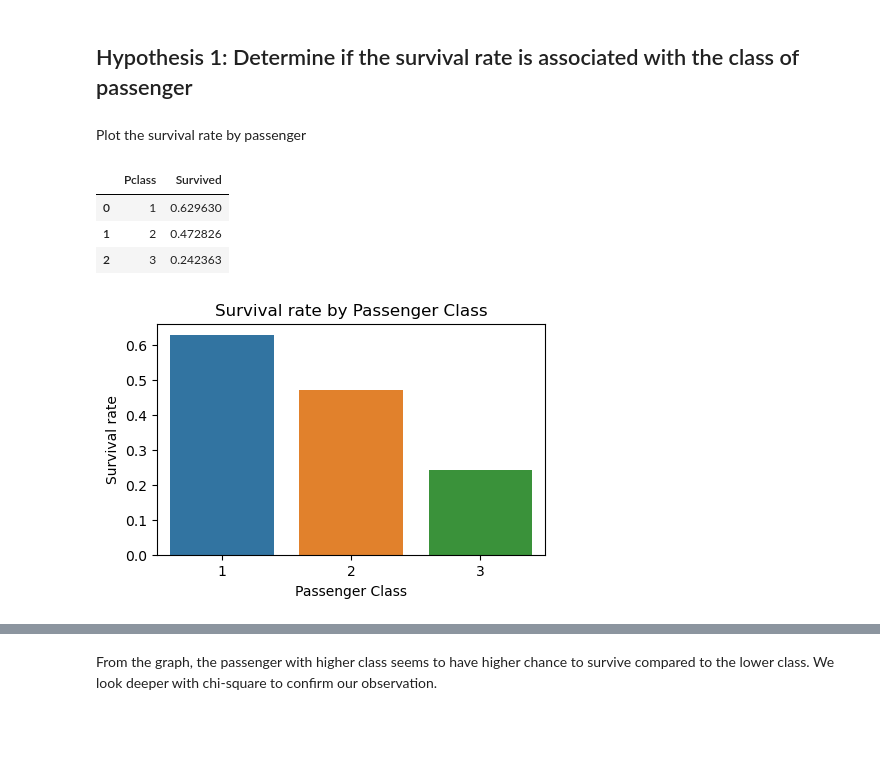
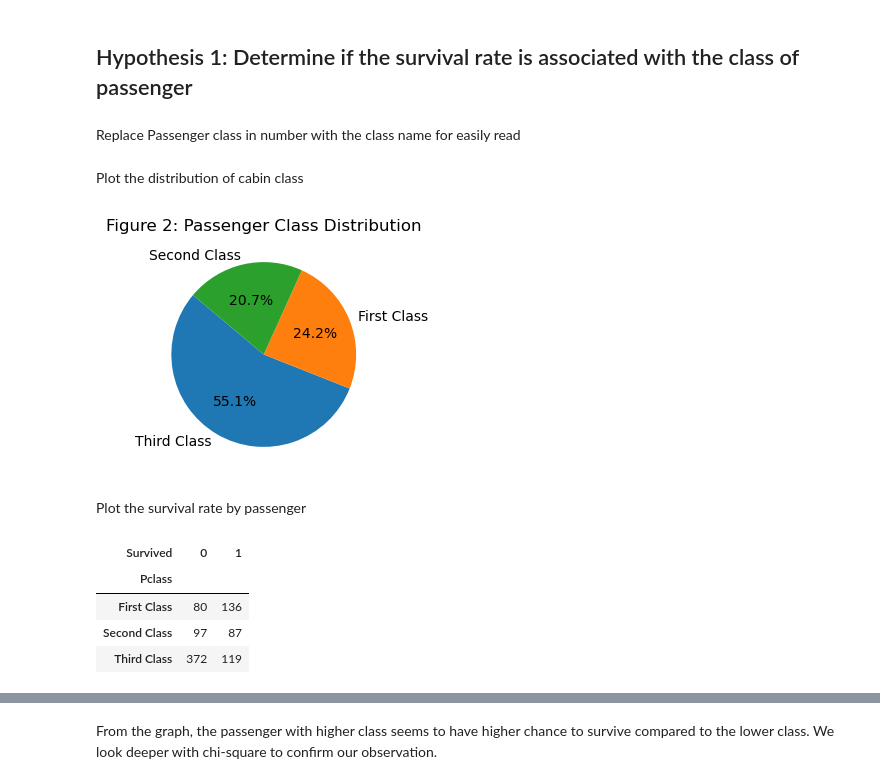
Before and after one commit to andynth13/Titanic-EDA, a Jupyter notebook: Notebook/Assignment_3_Part_2.ipynb, the cells around one changed output, grey strips where cells are left out. Cells and saved outputs as stored; diff of their text form; code cells hidden in the pictures; blank space fills up the shorter version.

```diff
--- a/Notebook/Assignment_3_Part_2.ipynb
+++ b/Notebook/Assignment_3_Part_2.ipynb
@@ -74,3 +91,5 @@ memory usage: 83.7+ KB
 import matplotlib.pyplot as plt
 %matplotlib inline
 import seaborn as sns
+# %% [markdown]
+Replace Passenger class in number with the class name for easily read
@@ -77,20 +99,21 @@ import seaborn as sns
+# %% [markdown]
+Plot the distribution of cabin class
+# %%
+class_distr = data['Pclass'].value_counts()
+plt.figure(figsize=(6, 3))
+plt.pie(class_distr, labels = class_distr.index, autopct='%1.1f%%', startangle=140)
+plt.title('Figure 2: Passenger Class Distribution')
+plt.show()
+# %% [output]
+[figure, added]
 # %% [markdown]
 Plot the survival rate by passenger
-# %%
-surv_by_class = data.groupby('Pclass')['Survived'].mean().reset_index()
-surv_by_class
-# %% [output]
-|  | Pclass | Survived |
-| 0 | 1 | 0.629630 |
-| 1 | 2 | 0.472826 |
-| 2 | 3 | 0.242363 |
-# %%
-plt.figure(figsize=(5,3))
-sns.barplot(x='Pclass', y = 'Survived', data = surv_by_class)
-
-plt.title ('Survival rate by Passenger Class')
-plt.xlabel ('Passenger Class')
-plt.ylabel ('Survival rate')
-plt.show()
-# %% [output]
-[figure, removed]
+# %%
+sur_class = pd.crosstab(data['Pclass'], data['Survived'])
+sur_class
+# %% [output]
+| Survived | 0 | 1 |
+| Pclass |  |  |
+| First Class | 80 | 136 |
+| Second Class | 97 | 87 |
+| Third Class | 372 | 119 |
```
Also changed, not shown: parts of 24 cells of this notebook.
